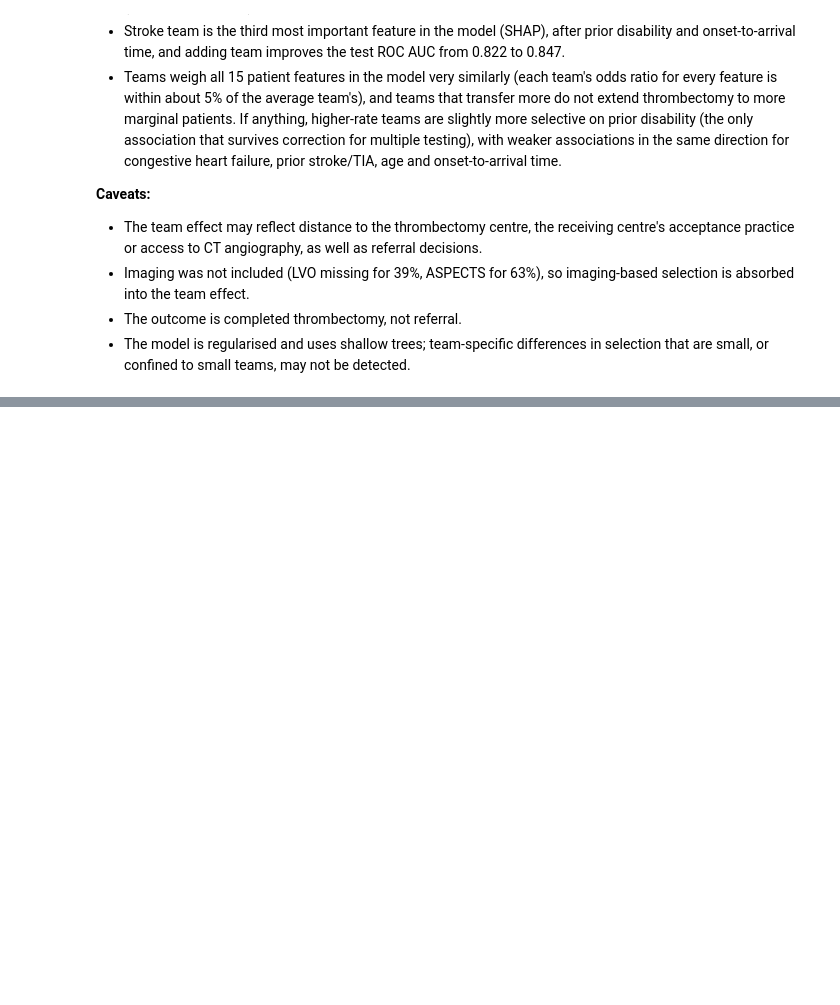
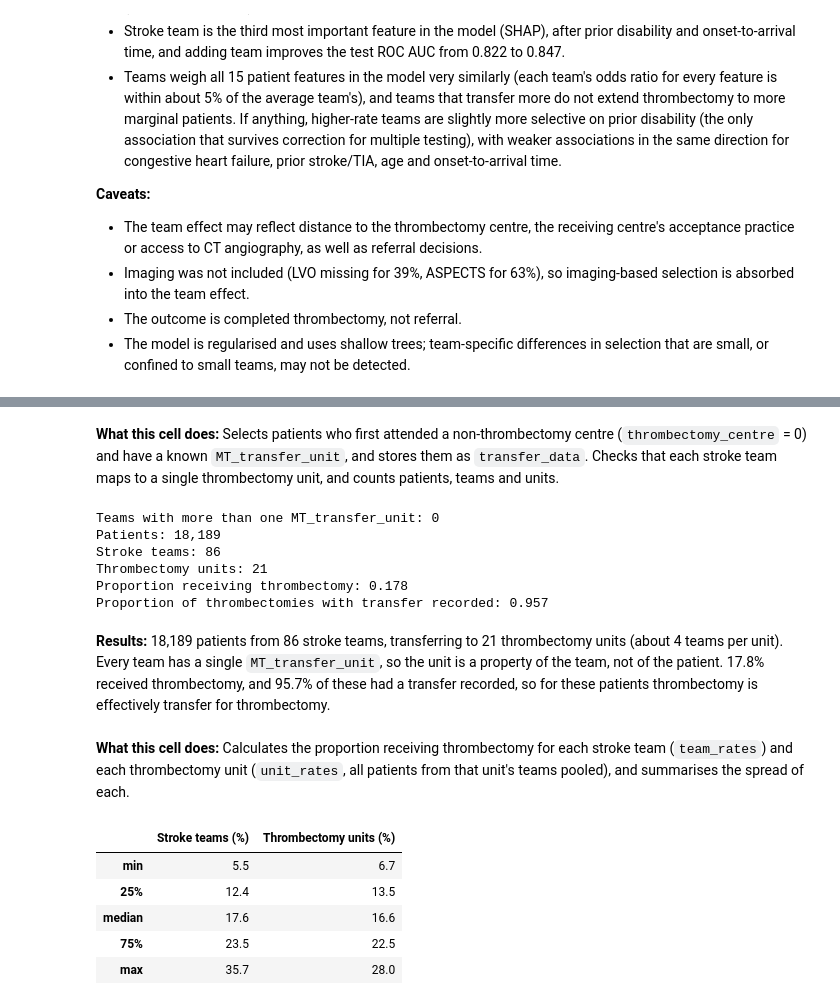
Before and after one commit to samuel-book/samuel-3, a Jupyter notebook: 1_descriptive_stats/02_thrombctomy.ipynb, the cells around one changed output, grey strips where cells are left out. Cells and saved outputs as stored; diff of their text form; code cells hidden in the pictures; blank space fills up the shorter version.

```diff
--- a/1_descriptive_stats/02_thrombctomy.ipynb
+++ b/1_descriptive_stats/02_thrombctomy.ipynb
@@ -1076,0 +1083,54 @@ Thrombectomy rate vs mean_nihss: rho = -0.16, p = 0.21
+# %% [markdown]
+**What this cell does:** Selects patients who first attended a non-thrombectomy centre (`thrombectomy_centre` = 0) and have a known `MT_transfer_unit`, and stores them as `transfer_data`. Checks that each stroke team maps to a single thrombectomy unit, and counts patients, teams and units.
+# %%
+# Patients who first attended a non-thrombectomy centre, with a known thrombectomy unit
+transfer_data = data_filtered[
+    (data_filtered['thrombectomy_centre'] == 0) & (data_filtered['MT_transfer_unit'].notna())
+].copy()
+
+# Check each stroke team maps to a single thrombectomy unit
+units_per_team = transfer_data.groupby('stroke_team')['MT_transfer_unit'].nunique()
+print(f"Teams with more than one MT_transfer_unit: {(units_per_team > 1).sum()}")
+
+print(f"Patients: {len(transfer_data):,}")
+print(f"Stroke teams: {transfer_data['stroke_team'].nunique()}")
+print(f"Thrombectomy units: {transfer_data['MT_transfer_unit'].nunique()}")
+print(f"Proportion receiving thrombectomy: {transfer_data['thrombectomy'].mean():.3f}")
+print(f"Proportion of thrombectomies with transfer recorded: "
+      f"{transfer_data.loc[transfer_data['thrombectomy'] == 1, 'transfer_used'].mean():.3f}")
+# %% [output]
+Teams with more than one MT_transfer_unit: 0
+Patients: 18,189
+Stroke teams: 86
+Thrombectomy units: 21
+Proportion receiving thrombectomy: 0.178
+Proportion of thrombectomies with transfer recorded: 0.957
+# %% [markdown]
+**Results:** 18,189 patients from 86 stroke teams, transferring to 21 thrombectomy units (about 4 teams per unit). Every team has a single `MT_transfer_unit`, so the unit is a property of the team, not of the patient. 17.8% received thrombectomy, and 95.7% of these had a transfer recorded, so for these patients thrombectomy is effectively transfer for thrombectomy.
+# %% [markdown]
+**What this cell does:** Calculates the proportion receiving thrombectomy for each stroke team (`team_rates`) and each thrombectomy unit (`unit_rates`, all patients from that unit's teams pooled), and summarises the spread of each.
+# %%
+# Thrombectomy (transfer) rate per stroke team and per thrombectomy unit
+team_rates = transfer_data.groupby('stroke_team').agg(
+    unit=('MT_transfer_unit', 'first'),
+    rate=('thrombectomy', 'mean'),
+    n=('thrombectomy', 'size'))
+
+unit_rates = transfer_data.groupby('MT_transfer_unit').agg(
+    rate=('thrombectomy', 'mean'),
+    n=('thrombectomy', 'size'),
+    teams=('stroke_team', 'nunique'))
+
+quantiles = [0, 0.25, 0.5, 0.75, 1]
+summary_rates = pd.DataFrame({
+    'Stroke teams (%)': team_rates['rate'].quantile(quantiles) * 100,
+    'Thrombectomy units (%)': unit_rates['rate'].quantile(quantiles) * 100,
+}, index=quantiles).rename(index={0: 'min', 0.25: '25%', 0.5: 'median', 0.75: '75%', 1: 'max'})
+summary_rates.round(1)
+# %% [output]
+|  | Stroke teams (%) | Thrombectomy units (%) |
+| min | 5.5 | 6.7 |
+| 25% | 12.4 | 13.5 |
+| median | 17.6 | 16.6 |
+| 75% | 23.5 | 22.5 |
+| max | 35.7 | 28.0 |
```
Also changed, not shown: parts of 14 cells of this notebook, 1 other file.
